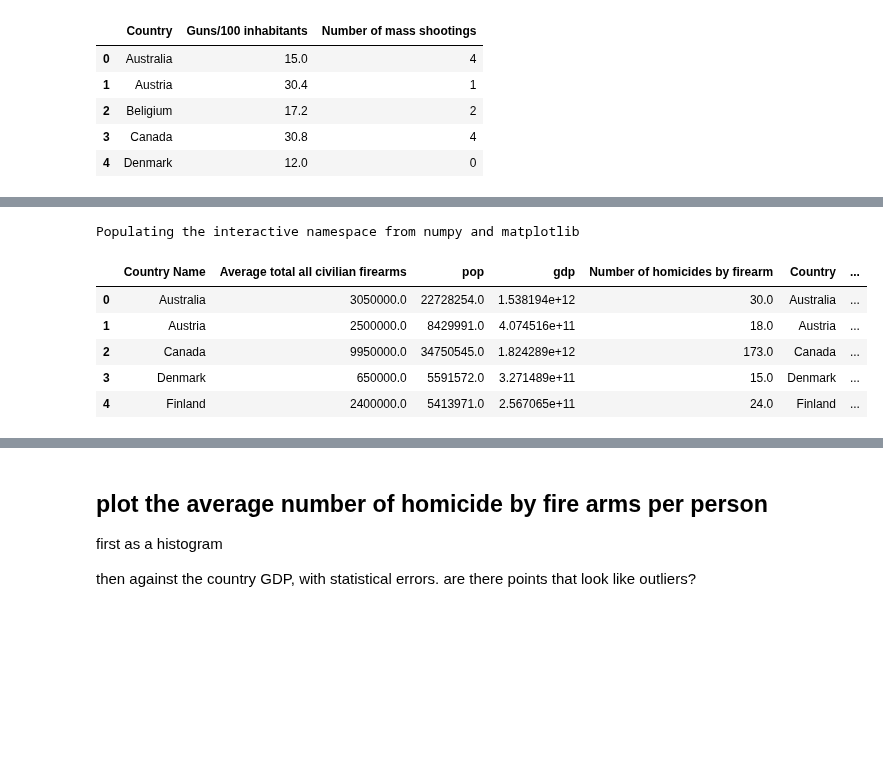
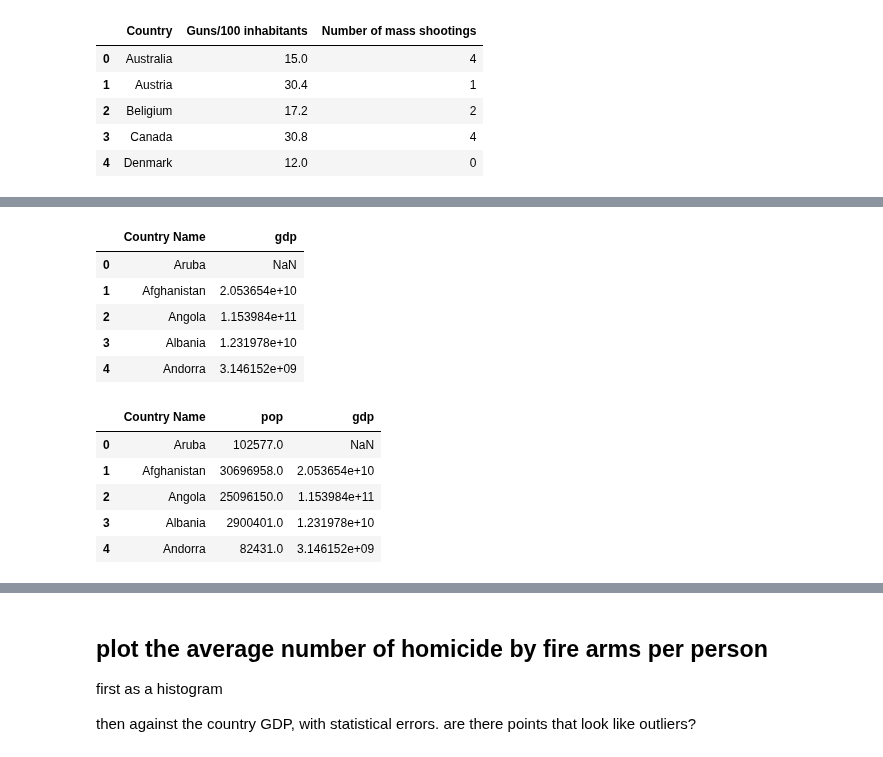
Before and after one commit to qiuyliu/PUI2017_uc288, a Jupyter notebook: HW5_uc288/Assignment3_uc288.ipynb, the cells around one changed output, grey strips where cells are left out. Cells and saved outputs as stored; diff of their text form; code cells hidden in the pictures; blank space fills up the shorter version.

```diff
--- a/HW5_uc288/Assignment3_uc288.ipynb
+++ b/HW5_uc288/Assignment3_uc288.ipynb
@@ -74,3 +58,6 @@ df2.head()
 | 2 | Beligium | 17.2 | 2 |
 | 3 | Canada | 30.8 | 4 |
 | 4 | Denmark | 12.0 | 0 |
+# %%
+df3 = pd.read_csv('https://raw.githubusercontent.com/unissechua/PUI2017_uc288/master/HW5_uc288/data/POP.csv', skiprows=[0,1,2,3])
+df3.columns
@@ -76,0 +74,11 @@ df2.head()
+# %%
+df3.drop(['Country Code', 'Indicator Name', 'Indicator Code',
+       '1960', '1961', '1962', '1963', '1964', '1965', '1966', '1967', '1968',
+       '1969', '1970', '1971', '1972', '1973', '1974', '1975', '1976', '1977',
+       '1978', '1979', '1980', '1981', '1982', '1983', '1984', '1985', '1986',
+       '1987', '1988', '1989', '1990', '1991', '1992', '1993', '1994', '1995',
+       '1996', '1997', '1998', '1999', '2000', '2001', '2002', '2003', '2004',
+       '2005', '2006', '2007', '2008', '2009', '2010', '2011', '2013', '2014',
+       '2015', '2016', 'Unnamed: 61'], axis=1, inplace=True)
+df3 = df3.rename(columns={"2012": "pop"})
+df3.head()
@@ -76,0 +92,3 @@ df2.head()
+# %%
+df4 = pd.read_csv('https://raw.githubusercontent.com/unissechua/PUI2017_uc288/master/HW5_uc288/data/GDP.csv', skiprows=[0,1,2,3])
+df4.columns
@@ -77,11 +105,28 @@ df2.head()
+# %%
+df4.drop(['Country Code', 'Indicator Name', 'Indicator Code',
+       '1960', '1961', '1962', '1963', '1964', '1965', '1966', '1967', '1968',
+       '1969', '1970', '1971', '1972', '1973', '1974', '1975', '1976', '1977',
+       '1978', '1979', '1980', '1981', '1982', '1983', '1984', '1985', '1986',
+       '1987', '1988', '1989', '1990', '1991', '1992', '1993', '1994', '1995',
+       '1996', '1997', '1998', '1999', '2000', '2001', '2002', '2003', '2004',
+       '2005', '2006', '2007', '2008', '2009', '2010', '2011', '2013', '2014',
+       '2015', '2016', 'Unnamed: 61'], axis=1, inplace=True)
+df4 = df4.rename(columns={"2012": "gdp"})
+df4.head()
+# %% [output]
+|  | Country Name | gdp |
+| 0 | Aruba | NaN |
+| 1 | Afghanistan | 2.053654e+10 |
+| 2 | Angola | 1.153984e+11 |
+| 3 | Albania | 1.231978e+10 |
+| 4 | Andorra | 3.146152e+09 |
 # %%
-df_ = df_.merge(ms, right_on="Country", left_on="Country Name")
-df_.head()
+df3 = df3.merge(df4, right_on="Country Name", left_on="Country Name")
+df3.head()
 # %% [output]
-Populating the interactive namespace from numpy and matplotlib
-|  | Country Name | Average total all civilian firearms | pop | gdp | Number of homicides by firearm | Country | ... |
-| 0 | Australia | 3050000.0 | 22728254.0 | 1.538194e+12 | 30.0 | Australia | ... |
-| 1 | Austria | 2500000.0 | 8429991.0 | 4.074516e+11 | 18.0 | Austria | ... |
-| 2 | Canada | 9950000.0 | 34750545.0 | 1.824289e+12 | 173.0 | Canada | ... |
-| 3 | Denmark | 650000.0 | 5591572.0 | 3.271489e+11 | 15.0 | Denmark | ... |
-| 4 | Finland | 2400000.0 | 5413971.0 | 2.567065e+11 | 24.0 | Finland | ... |
+|  | Country Name | pop | gdp |
+| 0 | Aruba | 102577.0 | NaN |
+| 1 | Afghanistan | 30696958.0 | 2.053654e+10 |
+| 2 | Angola | 25096150.0 | 1.153984e+11 |
+| 3 | Albania | 2900401.0 | 1.231978e+10 |
+| 4 | Andorra | 82431.0 | 3.146152e+09 |
```
Also changed, not shown: parts of 33 cells of this notebook.
